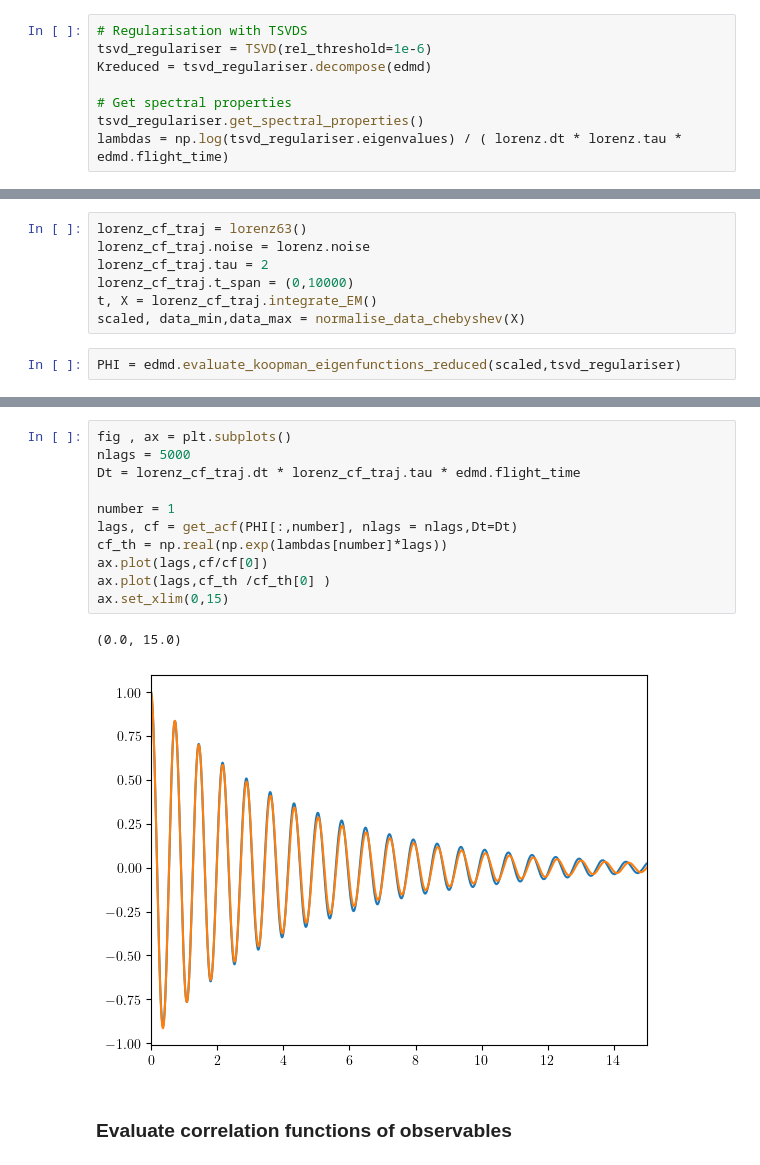
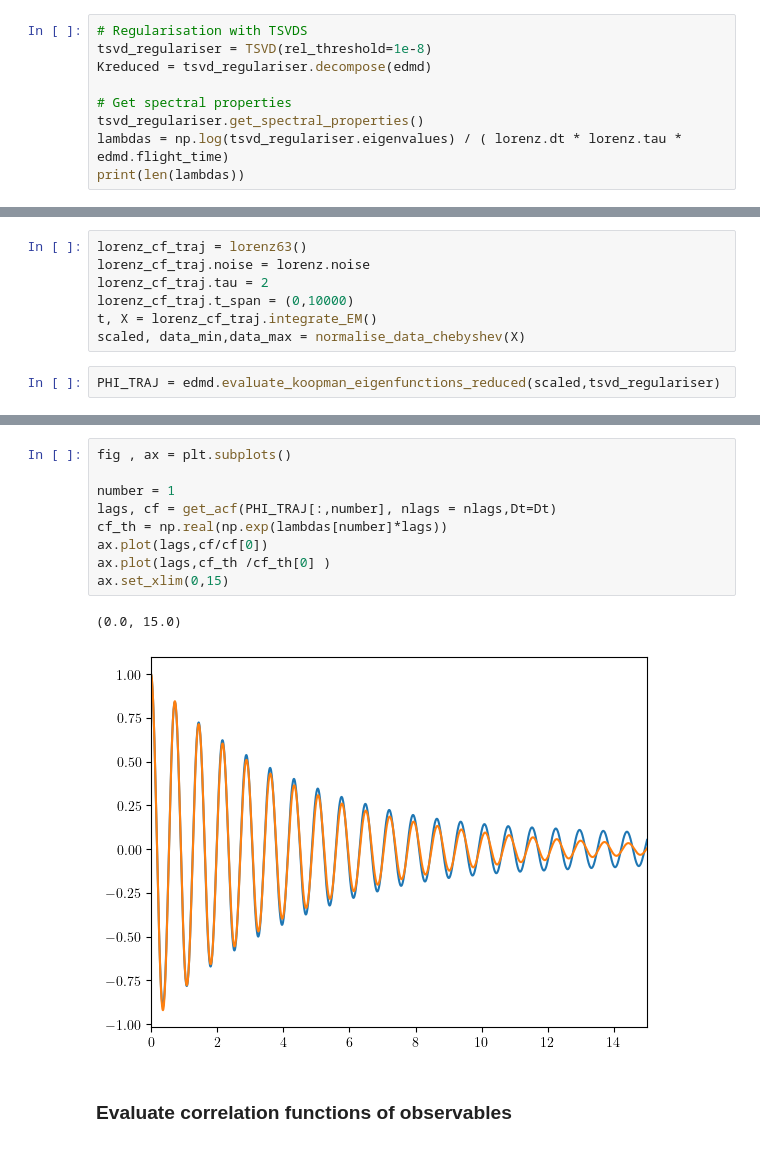
Before and after one commit to niccozagli/Response_Lorenz_Koopman, a Jupyter notebook: Correlation_Functions.ipynb, the cells around one changed output, grey strips where cells are left out. Cells and saved outputs as stored; diff of their text form.

Commit message:
Response can be figured out by time average

```diff
--- a/Correlation_Functions.ipynb
+++ b/Correlation_Functions.ipynb
@@ -39,8 +42,9 @@ edmd : EDMD_CHEB = edmd_flight_times[0]
 # %%
 # Regularisation with TSVDS
-tsvd_regulariser = TSVD(rel_threshold=1e-6)
+tsvd_regulariser = TSVD(rel_threshold=1e-8)
 Kreduced = tsvd_regulariser.decompose(edmd)
 
 # Get spectral properties
 tsvd_regulariser.get_spectral_properties()
 lambdas = np.log(tsvd_regulariser.eigenvalues) / ( lorenz.dt * lorenz.tau * edmd.flight_time)
+print(len(lambdas))
@@ -54,6 +60,6 @@ lorenz_cf_traj.t_span = (0,10000)
 t, X = lorenz_cf_traj.integrate_EM()
 scaled, data_min,data_max = normalise_data_chebyshev(X)
 # %%
-PHI = edmd.evaluate_koopman_eigenfunctions_reduced(scaled,tsvd_regulariser)
+PHI_TRAJ = edmd.evaluate_koopman_eigenfunctions_reduced(scaled,tsvd_regulariser)
 # %%
 numbers = [1,3,4,6,8]
@@ -80,17 +87,15 @@ Text(0.5, 0, '$t$')
 # %%
 fig , ax = plt.subplots()
-nlags = 5000
-Dt = lorenz_cf_traj.dt * lorenz_cf_traj.tau * edmd.flight_time
 
 number = 1
-lags, cf = get_acf(PHI[:,number], nlags = nlags,Dt=Dt)
+lags, cf = get_acf(PHI_TRAJ[:,number], nlags = nlags,Dt=Dt)
 cf_th = np.real(np.exp(lambdas[number]*lags))
 ax.plot(lags,cf/cf[0])
 ax.plot(lags,cf_th /cf_th[0] )
 ax.set_xlim(0,15)
 # %% [output]
 (0.0, 15.0)
-[figure, old version]
+[figure, new version]
 # %% [markdown]
 ### Evaluate correlation functions of observables
 # %%
```
Also changed, not shown: parts of 80 cells of this notebook, 1 other file.
